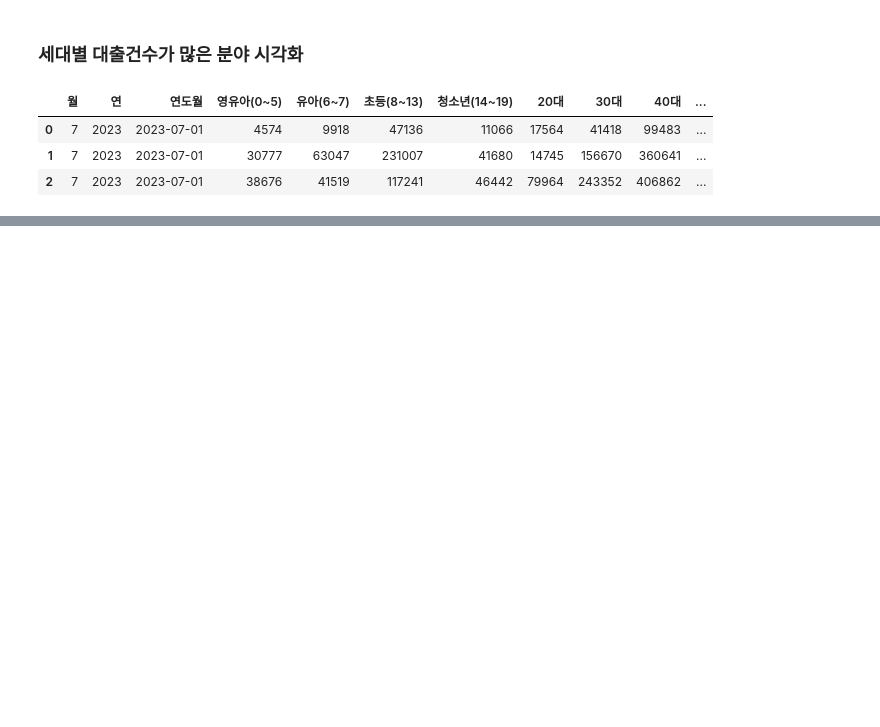
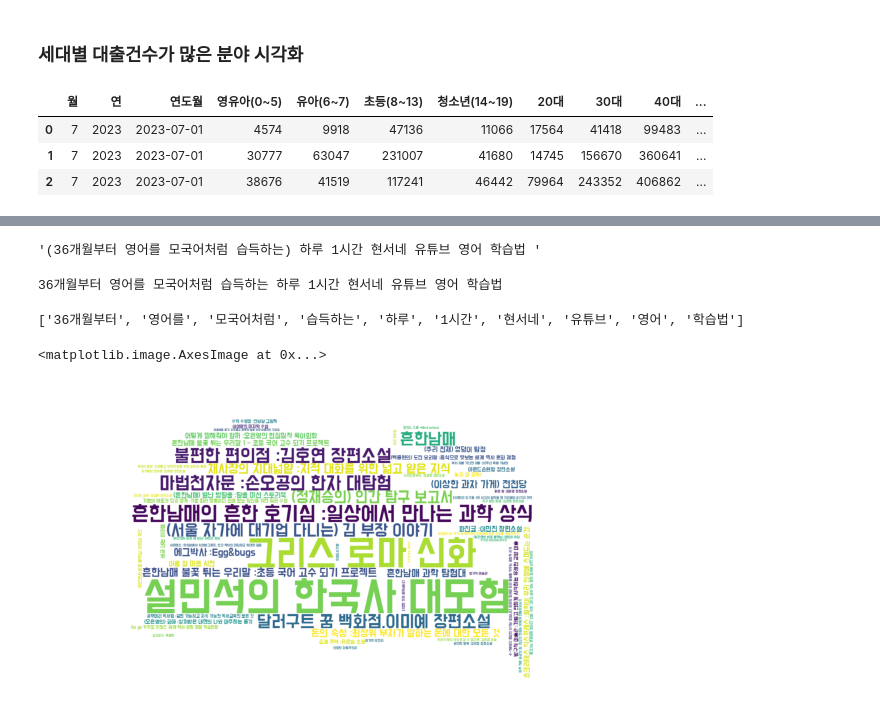
Before and after one commit to dev-hw/SeSAC-live_map, a Jupyter notebook: pro/1_1_도서관_프로젝트.ipynb, the cells around one changed output, grey strips where cells are left out. Saved outputs shown, nothing was run; the diff lists cells and outputs as text; code cells hidden in the pictures; blank space fills up the shorter version.

```diff
--- a/pro/1_1_도서관_프로젝트.ipynb
+++ b/pro/1_1_도서관_프로젝트.ipynb
@@ -390,0 +573,2 @@ plt.show()
+# %%
+result = result.groupby('서명').sum()
@@ -390,0 +602,3 @@ plt.show()
+# %%
+dict_result = result.to_dict()
+dict_result = dict_result["대출건수"]
@@ -390,0 +626,46 @@ plt.show()
+# %%
+tmp
+# %% [output]
+'(36개월부터 영어를 모국어처럼 습득하는) 하루 1시간 현서네 유튜브 영어 학습법 '
+# %%
+# 중괄호() 제거하기  - 정규표현식
+import re
+
+round = re.search('\(|\)', tmp)
+if round:
+    round = round.group()
+    text = re.sub('\(|\)', '', tmp)
+
+print(text)
+# %% [output]
+36개월부터 영어를 모국어처럼 습득하는 하루 1시간 현서네 유튜브 영어 학습법
+# %%
+text.split()
+# %% [output]
+['36개월부터', '영어를', '모국어처럼', '습득하는', '하루', '1시간', '현서네', '유튜브', '영어', '학습법']
+# %%
+import numpy as np
+img = Image.open("book2.jpg")  #흰색에 가까울수록 255, 0에 가까울수록 검은색
+img = np.array(img)  #이미지를 행렬로 바꾸기
+# %%
+# 많이 대출한 도서 이름 워드클라우드로 표현하기
+from wordcloud import WordCloud
+# 이미지 데이터 불러오고, 처리하는 라이브러리
+from PIL import Image
+
+#contour_color = 'black'
+#contour_width = 5
+
+wc = WordCloud(font_path="BMDOHYEON_ttf.ttf" ,
+               background_color = 'white', mask=img)
+ #              ,contour_color = contour_color, contour_width = contour_width)
+
+#워드클라우드 사이즈 변경하기
+plt.figure(figsize = (10,4))
+
+plt.axis("off")
+cloud = wc.generate_from_frequencies(dict_result)
+plt.imshow(cloud)  #워드클라우드 보여주기
+# %% [output]
+<matplotlib.image.AxesImage at 0x...>
+[figure, added]
```
Also changed, not shown: parts of 36 cells of this notebook, 4 other files.
